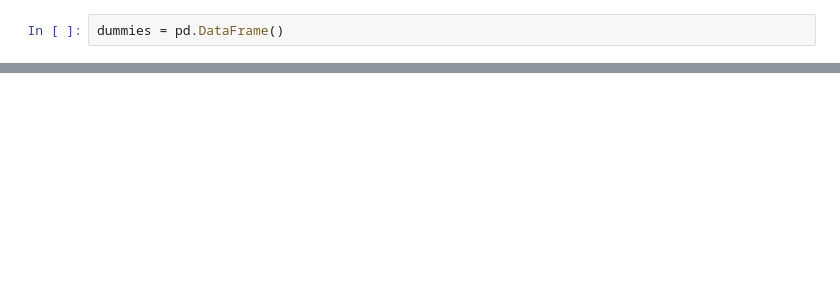
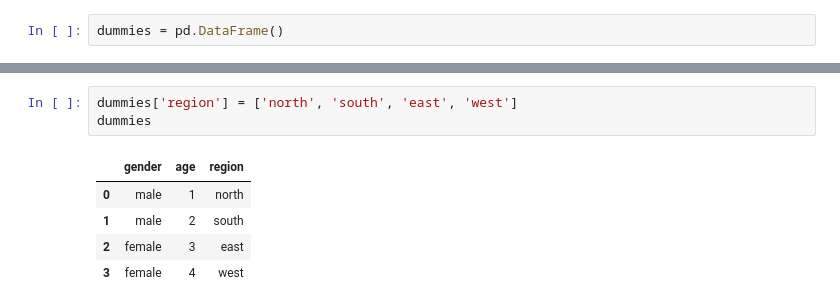
Before and after one commit to arjunc12/cmpinf2120-notebooks, a Jupyter notebook: Regression-and-Classification/multilinear-regression.ipynb, the cells around one changed output, grey strips where cells are left out. Saved outputs shown, nothing was run; the diff lists cells and outputs as text; blank space fills up the shorter version.

```diff
--- a/Regression-and-Classification/multilinear-regression.ipynb
+++ b/Regression-and-Classification/multilinear-regression.ipynb
@@ -115,0 +136,9 @@ pd.get_dummies(dummies)
+# %%
+dummies['region'] = ['north', 'south', 'east', 'west']
+dummies
+# %% [output]
+|  | gender | age | region |
+| 0 | male | 1 | north |
+| 1 | male | 2 | south |
+| 2 | female | 3 | east |
+| 3 | female | 4 | west |
```
Also changed, not shown: parts of 6 cells of this notebook, 2 other files.
